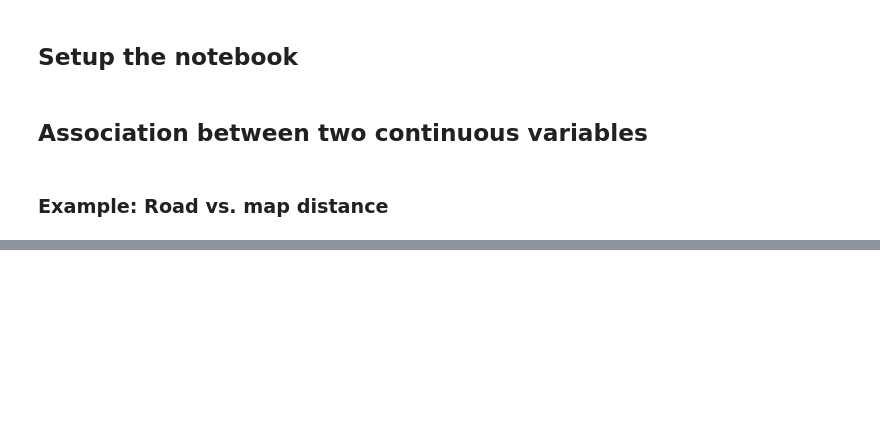
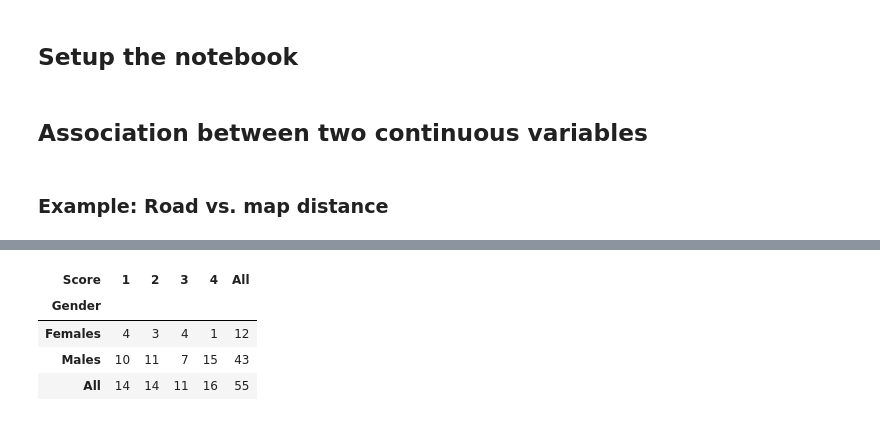
Before and after one commit to ljk233/py_m249, a Jupyter notebook: .jupyter/unit0/05_related_variables.ipynb, the cells around one changed output, grey strips where cells are left out. Saved outputs shown, nothing was run; the diff lists cells and outputs as text; code cells hidden in the pictures; blank space fills up the shorter version.

```diff
--- a/.jupyter/unit0/05_related_variables.ipynb
+++ b/.jupyter/unit0/05_related_variables.ipynb
@@ -76,0 +41,19 @@ array([[87.754475, 64.92135 ],
+# %%
+# get data
+tatts = pdloader.get('tattoos')
+# %%
+# get series
+gender = tatts["Gender"]
+score = tatts["Score"]
+# %%
+# use relace to make gender labels more meaningful
+pd.crosstab(
+    index=gender.replace({'f': 'Females', 'm': 'Males'}),
+    columns=score,
+    margins=True)
+# %% [output]
+| Score | 1 | 2 | 3 | 4 | All |
+| Gender |  |  |  |  |  |
+| Females | 4 | 3 | 4 | 1 | 12 |
+| Males | 10 | 11 | 7 | 15 | 43 |
+| All | 14 | 14 | 11 | 16 | 55 |
```
Also changed, not shown: parts of 20 cells of this notebook, 4 other files.
